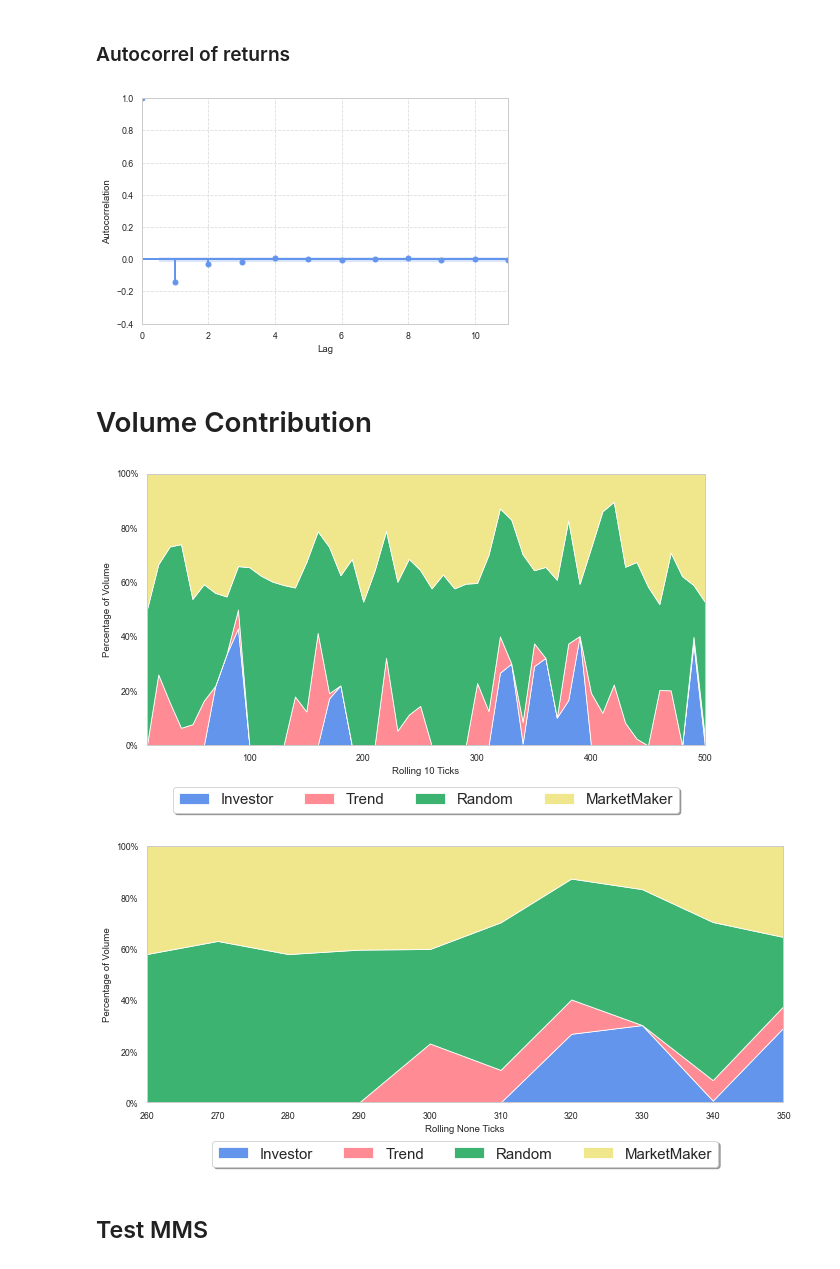
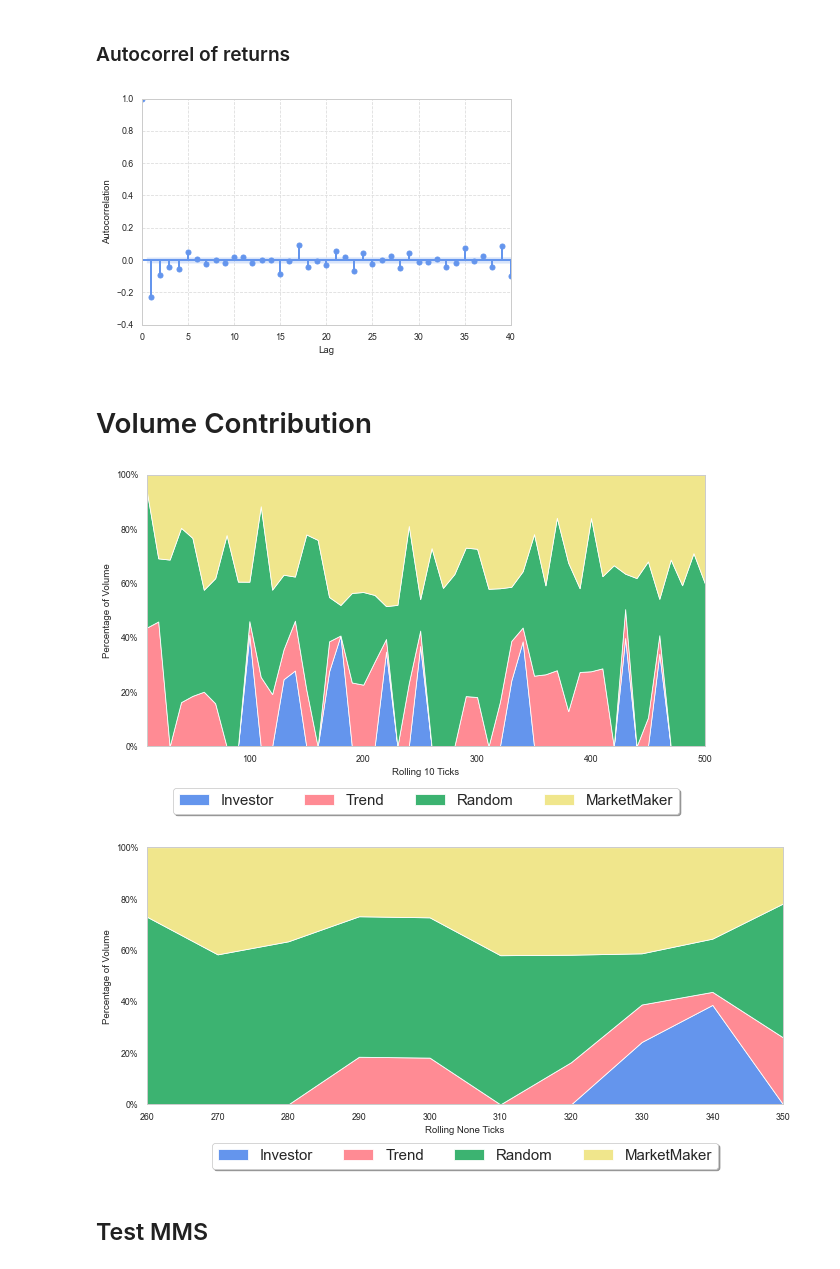
Before and after one commit to victoremil1996/rl_for_trading, a Jupyter notebook: notebooks/market_simulation_test_best_calibration.ipynb, the cells around one changed output. Saved outputs shown, nothing was run; the diff lists cells and outputs as text; code cells hidden in the pictures.

```diff
--- a/notebooks/market_simulation_test_best_calibration.ipynb
+++ b/notebooks/market_simulation_test_best_calibration.ipynb
@@ -82,7 +85,7 @@ inv_intensity = 0.02
 if n_investor_agents >= 1:
     investor_agents.append(InvestorAgent(agent_id = 0,
                                      delta = delta,
-                                     intensity = inv_intensity / 2,
+                                     intensity = inv_intensity / 4,
                                      buy_price_margin = 0.0025,
                                      sell_price_margin = 0.010,
                                      buy_volume = 15,
@@ -91,7 +94,7 @@ if n_investor_agents >= 1:
 if n_investor_agents == 2:
     investor_agents.append(InvestorAgent(agent_id = 1,
                                          delta = delta,
-                                         intensity = inv_intensity,
+                                         intensity = inv_intensity / 2,
                                          n_orders = 6,
                                          buy_price_margin  = 0.005,
                                          sell_price_margin = 0.020,
@@ -406,23 +410,23 @@ vol_clust_name = "vol_cluster_bfrl_8"
 ### Autocorrel of returns
 # %%
 fig, ax = plt.subplots( figsize = (6, 4))
-sm.graphics.tsa.plot_acf(returns[1:], lags = 11, ax = ax, alpha = 0.01)
+sm.graphics.tsa.plot_acf(returns[1:], lags = 40, ax = ax, alpha = 0.01)
 fig.tight_layout()
-ax.set(xlim = (0, 11), ylim = (-0.4, None), title = None,
+ax.set(xlim = (0, 40), ylim = (-0.4, None), title = None,
       xlabel = "Lag", ylabel = "Autocorrelation")
 auto_ret_name = "auto_returns_bfrl_8"
-#plt.savefig(f"plots/{auto_ret_name}.png")
+#plt.savefig(f"plots/{auto_ret_name}_ljb.png")
 # %% [output]
-[figure, old version]
+[figure, new version]
 # %% [markdown]
 # Volume Contribution
 # %%
 fig, ax = plt.subplots(figsize = (10, 5))
 volume_contribution_plot(time_points, stacked_volumes, ax = ax, n_ticks = save_count)
 volume_name = "volume_graph_6"
-#plt.savefig(f"plots/{volume_name}.png")
+#plt.savefig(f"plots/{volume_name}_ljb.png")
 # %% [output]
-[figure, old version]
+[figure, new version]
 # %%
 aa = 25
 bb = 35
@@ -431,9 +435,9 @@ fig, ax = plt.subplots(figsize = (10, 5))
 volume_contribution_plot(time_points[aa:bb], stacked_volumes[:, aa:bb], ax = ax, n_tick = save_count)
 fig.tight_layout()
 volume_name_zoom = "volume_graph_zoom_5"
-#plt.savefig(f"plots/{volume_name_zoom}.png")
+#plt.savefig(f"plots/{volume_name_zoom}_ljb.png")
 # %% [output]
-[figure, old version]
+[figure, new version]
 # %% [markdown]
 ## Test MMS
 # %%
```
Also changed, not shown: parts of 14 cells of this notebook, 10 other files.
